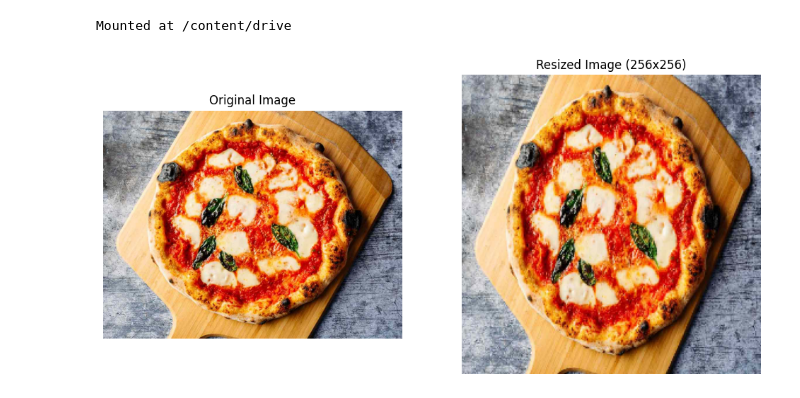
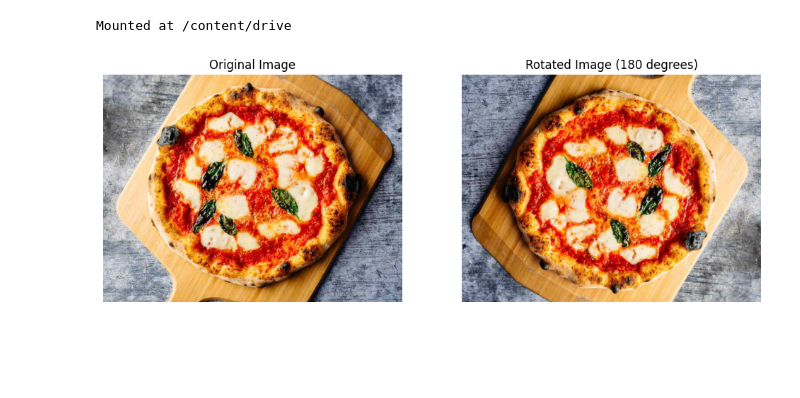
Before and after one commit to snigdhashoily/LabWorak01Task01-ID-2125051044, a Jupyter notebook: Lab_Assignment02_Task01_ID44.ipynb, the cells around one changed output. Cells and saved outputs as stored; diff of their text form; code cells hidden in the pictures; blank space fills up the shorter version.

```diff
--- a/Lab_Assignment02_Task01_ID44.ipynb
+++ b/Lab_Assignment02_Task01_ID44.ipynb
@@ -31,25 +26,31 @@ def resize_image(img, new_size=(256, 256)):
+# %%
+# Step 3: Rotate the image by 180 degrees
+def rotate_image(img, angle=180):
+    # Rotate the image by the specified angle (in degrees)
+    rotated_img = cv2.rotate(img, cv2.ROTATE_180)  # 180 degrees rotation
+    return rotated_img
 # %%
 # Step 4: Load the image from the URL
 img = load_image_from_url(image_url)
 # %%
-# Step 5: Resize the image
-resized_img = resize_image(img)
+# Step 5: Rotate the image by 180 degrees
+rotated_img = rotate_image(img)
 # %%
-# Step 6: Display the original and resized images
+# Step 6: Display the original and rotated images
 plt.figure(figsize=(12, 6))
 
 # Original Image
 plt.subplot(1, 2, 1)
 plt.imshow(cv2.cvtColor(img, cv2.COLOR_BGR2RGB))
 plt.title('Original Image')
 plt.axis('off')
 
-# Resized Image
+# Rotated Image (180 degrees clockwise)
 plt.subplot(1, 2, 2)
-plt.imshow(cv2.cvtColor(resized_img, cv2.COLOR_BGR2RGB))
-plt.title('Resized Image (256x256)')
+plt.imshow(cv2.cvtColor(rotated_img, cv2.COLOR_BGR2RGB))
+plt.title('Rotated Image (180 degrees)')
 plt.axis('off')
 
 plt.show()
 # %% [output]
-[figure, old version]
+[figure, new version]
```
Also changed, not shown: parts of 1 cell of this notebook.
